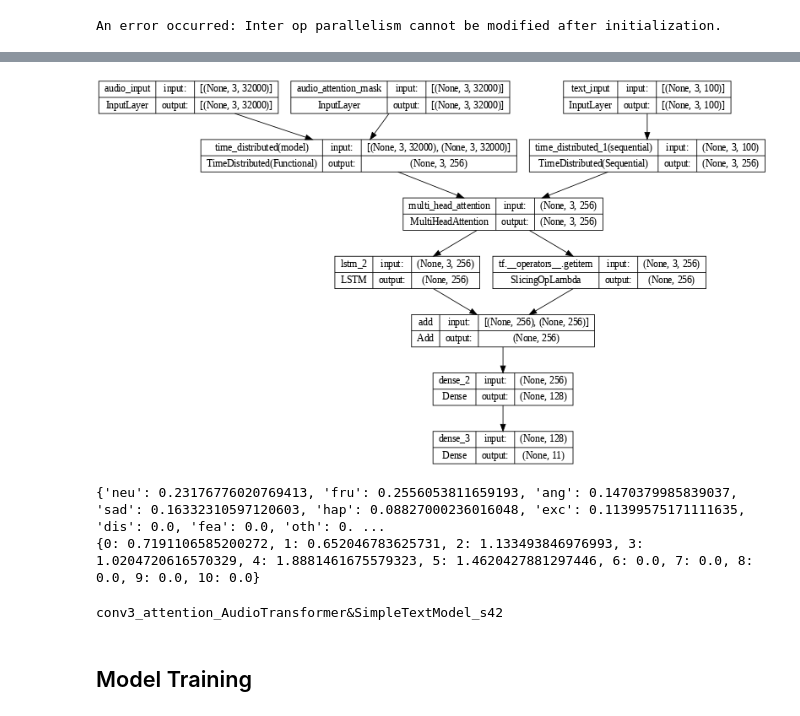
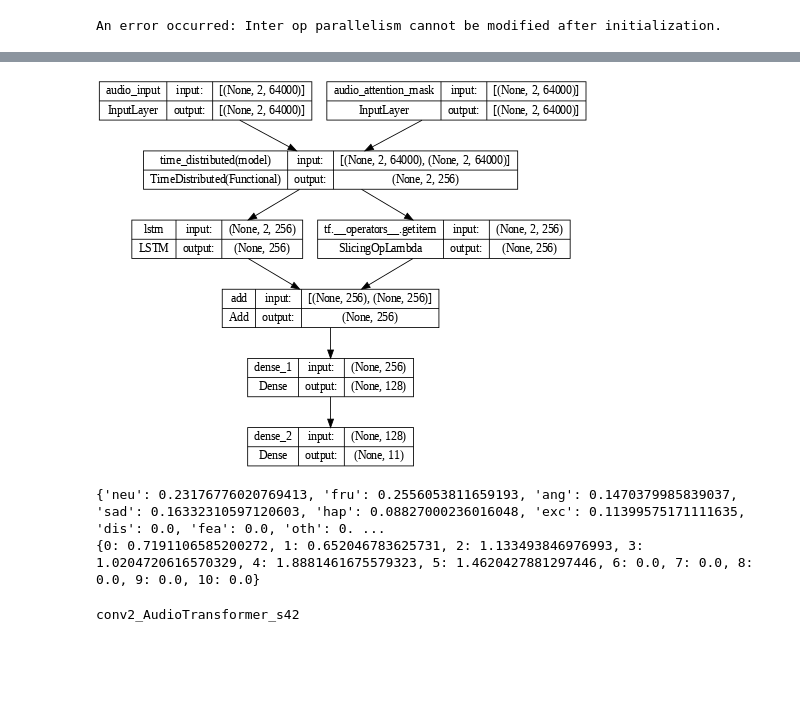
Before and after one commit to eskinderit/A-comparison-of-small-and-large-uni-multi-modal-language-models-for-sentiment-analysis-, a Jupyter notebook: MultiModal_Model_Pipeline.ipynb, the cells around one changed output, grey strips where cells are left out. Saved outputs shown, nothing was run; the diff lists cells and outputs as text; code cells hidden in the pictures; blank space fills up the shorter version.

Commit message:
Results First Draft for all models

```diff
--- a/MultiModal_Model_Pipeline.ipynb
+++ b/MultiModal_Model_Pipeline.ipynb
@@ -284,7 +280,7 @@ df_conv_count
 ### AUDIO INSPECTION
 # %%
 if use_audio_transformers:
-    quantile=0.1 # WE HANDLE ONLY 0.5% OF THE LENGTH OF THE AUDIOS RIGHT NOW
+    quantile=0.5 # WE HANDLE ONLY 0.5% OF THE LENGTH OF THE AUDIOS RIGHT NOW
     unpack_librosa_load = lambda *kwargs: kwargs[0]
     max_seq_length = int(np.quantile([len(unpack_librosa_load(*librosa.load(p, sr=sample_rate))) for p in df.path], quantile))
     max_seq_length = ((1 if (max_seq_length % sample_rate) != 0 else 0) + (max_seq_length//sample_rate)) * sample_rate
@@ -505,7 +501,7 @@ if not use_audio_transformers:
         features_folder = os.getcwd()
 
     # feats_to_use = ['mfcc', 'mel', 'chroma', 'rms', 'zcr'] # shapes = [(t,20),(t,128),(t,12),(t,1),(t,1)]
-    feats_to_use = ['mfcc']
+    feats_to_use = ['mel']
     override_features = False
     if override_features:
         audio_feats = extract_features(new_df, feats_to_use, save=True, feats_folder=features_folder)
@@ -537,7 +533,7 @@ def process_features(feat_dict, perc=0.95):
 if not use_audio_transformers:
     audio_proc = process_features(audio_feats, perc=0.75)
     show_sample = 191
-    plt.imshow(audio_proc[feats_to_use[0]][show_sample].T, cmap=cm.coolwarm)
+    plt.imshow(audio_proc['mel'][show_sample].T, cmap=cm.coolwarm)
     plt.grid(False)
     plt.show()
 # %%
@@ -622,9 +618,9 @@ def get_audio_data(df, feats_to_use, conv_length, use_audio_transformers, audio_
         warnings.filterwarnings("default", category=RuntimeWarning)
         return convs.reshape((df.shape[0], conv_length, -1)) , convs_id.reshape((df.shape[0], conv_length, -1))
     return np.array(convs)
-conv_length = 3
+conv_length = 2
 use_audio = True
-use_text = True
+use_text = False
 
 
 # DATA SPLITTING
@@ -963,8 +939,6 @@ def make_multimodal_model(audio_embedder, audio_feats_shape, text_embedder, max_
             skip_x = ks.layers.concatenate([x_audio, x_text], axis=-1)
         if fusion_mode == 'add':
             skip_x = ks.layers.Add()([x_audio, x_text])
-        if fusion_mode == 'attention':
-            skip_x = ks.layers.MultiHeadAttention(2, deep_embedding_dim)(x_audio, x_text)
     else:
         if use_audio:
             skip_x = x_audio
@@ -973,35 +947,35 @@ def make_multimodal_model(audio_embedder, audio_feats_shape, text_embedder, max_
 
     x = ks.layers.LSTM(deep_embedding_dim, kernel_initializer=glorot_initializer, recurrent_initializer=orthogonal_initializer)(skip_x)
 
     x = ks.layers.Add()([x, skip_x[:,-1,:]])
 
     x = ks.layers.Dense(units=deep_embedding_dim/2, activation='relu', kernel_initializer=glorot_initializer)(x)
 
     output = ks.layers.Dense(units=num_classes, activation='softmax', kernel_initializer=glorot_initializer)(x)
 
     model = ks.models.Model(inputs, output)
 
     return model
 
-fusion_mode = 'attention' # concatenate, add, attention
+fusion_mode = 'concatenate' # concatenate, add
 make_multimodal_params = {
     'audio_embedder': audio_embedder if use_audio else None,
     'audio_feats_shape': audio_feats_shape if use_audio else None,
     'text_embedder': text_embedder if use_text else None,
     'max_sentence_len': max_sentence_len if use_text else None,
     'deep_embedding_dim': latent_embedding_dim,
     'conversation_dim': conv_length,
     'num_classes': len(label2id),
     'use_audio_attention': use_audio_transformers,
     'use_text_attention': use_text_transformers,
     'fusion_mode': fusion_mode,
     'use_audio': use_audio,
     'use_text': use_text
 }
 model = make_multimodal_model(**make_multimodal_params)
 ks.utils.plot_model(model, show_shapes=True, dpi=60)
 # %% [output]
-[figure, old version]
+[figure, new version]
 # %%
 class Masked_Categorical_Accuracy(ks.metrics.Metric):
     def __init__(self, ignore_indexes = [], name='categorical_accuracy', **kwargs):
@@ -1162,9 +1136,7 @@ model_name += f's{random_seed}'
 model_path = os.path.join(models_folder, f'{model_name}.h5')
 print(model_name)
 # %% [output]
-conv3_attention_AudioTransformer&SimpleTextModel_s42
+conv2_AudioTransformer_s42
-# %% [markdown]
-## Model Training
 # %%
 if not use_class_weights:
     for emo in EMO_SIX:
```
Also changed, not shown: parts of 15 cells of this notebook.
